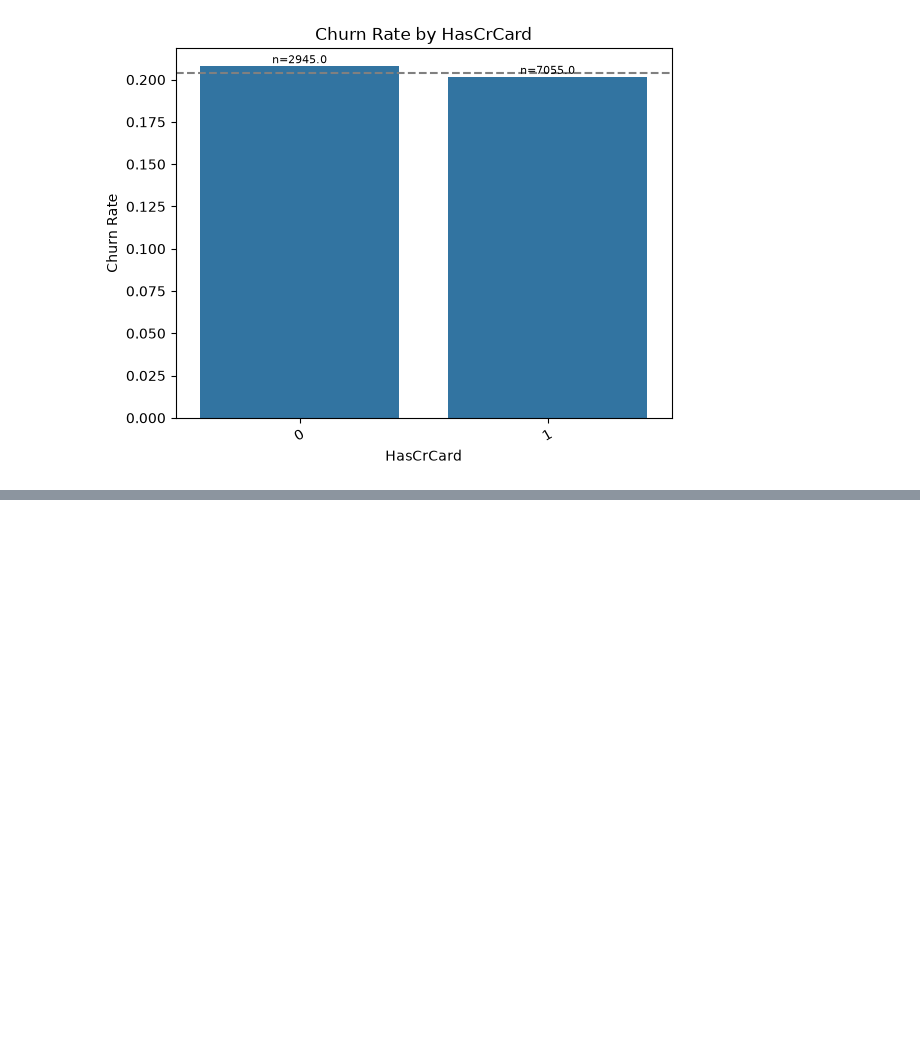
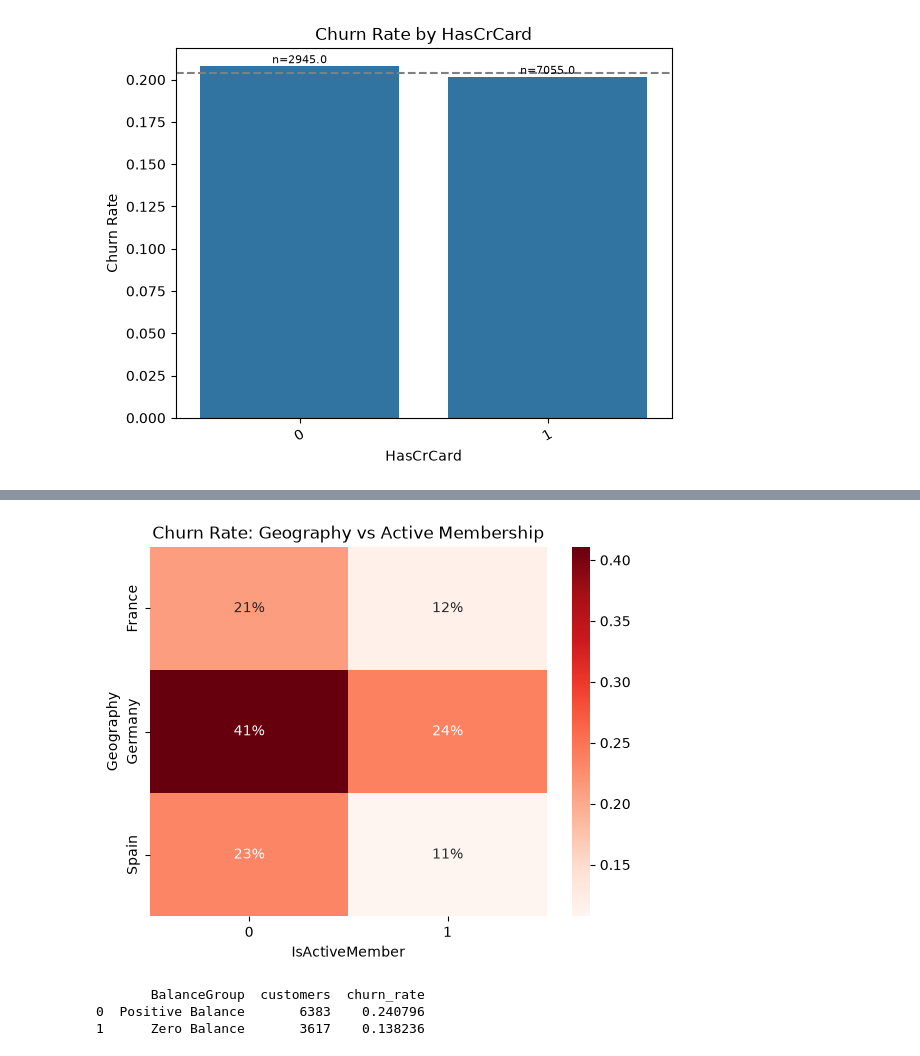
Before and after one commit to bhalekarsiddhesh45-sys/bank-customer-churn-prediction, a Jupyter notebook: python/EDA.ipynb, the cells around one changed output, grey strips where cells are left out. Saved outputs shown, nothing was run; the diff lists cells and outputs as text; code cells hidden in the pictures; blank space fills up the shorter version.

```diff
--- a/python/EDA.ipynb
+++ b/python/EDA.ipynb
@@ -54,0 +122,37 @@ for c in ["Geography", "Gender", "NumOfProducts",
+# %%
+heatmap_data = df.pivot_table(
+    index="Geography",
+    columns="IsActiveMember",
+    values="Exited",
+    aggfunc="mean"
+)
+
+sns.heatmap(
+    heatmap_data,
+    annot=True,
+    fmt=".0%",
+    cmap="Reds"
+)
+
+plt.title("Churn Rate: Geography vs Active Membership")
+plt.show()
+# %% [output]
+[figure, added]
+# %%
+df["BalanceGroup"] = np.where(
+    df["Balance"] == 0,
+    "Zero Balance",
+    "Positive Balance"
+)
+
+# Churn rate and customer count
+zero_balance_summary = df.groupby("BalanceGroup").agg(
+    customers=("Exited", "size"),
+    churn_rate=("Exited", "mean")
+).reset_index()
+
+print(zero_balance_summary)
+# %% [output]
+       BalanceGroup  customers  churn_rate
+0  Positive Balance       6383    0.240796
+1      Zero Balance       3617    0.138236
```
Also changed, not shown: parts of 4 cells of this notebook.
